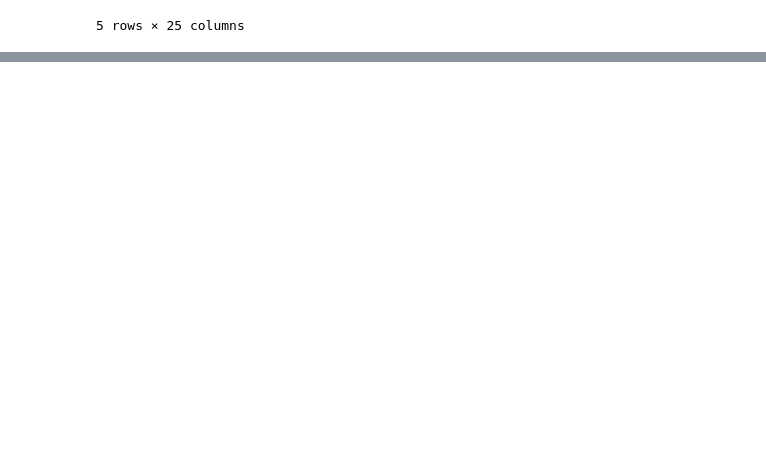
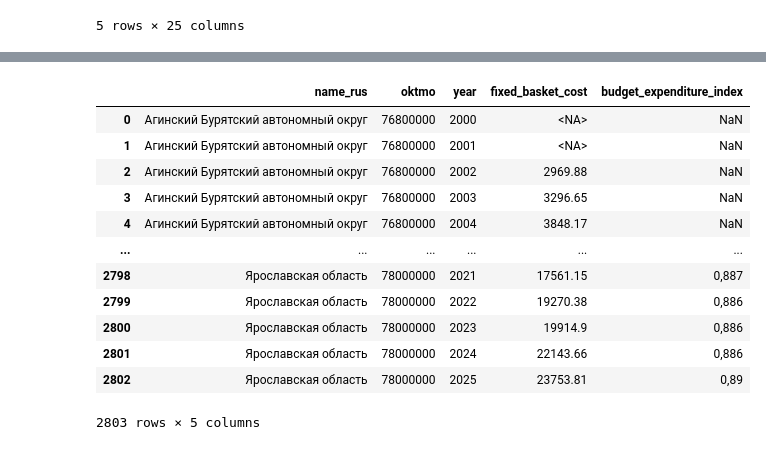
Before and after one commit to tochno-st/reg_normalizer, a Jupyter notebook: notebooks/add-indicators.ipynb, the cells around one changed output, grey strips where cells are left out. Cells and saved outputs as stored; diff of their text form; code cells hidden in the pictures; blank space fills up the shorter version.

Commit message:
Add budget spending index

```diff
--- a/notebooks/add-indicators.ipynb
+++ b/notebooks/add-indicators.ipynb
@@ -78,0 +121,17 @@ long_data.to_excel('../data/processed/fixed_basket_final.xlsx')
+# %%
+year_cols = [str(y) for y in range(2005, 2026)]
+
+# Rename year columns to strings if they aren't already
+rename_map = {y: str(y) for y in range(2005, 2026) if y in ibr.columns}
+ibr_temp = ibr.rename(columns=rename_map).copy()
+
+ibr_long = ibr_temp[['name_rus', 'oktmo', *year_cols]].melt(
+    id_vars=['name_rus', 'oktmo'],
+    value_vars=year_cols,
+    var_name='year',
+    value_name='indicator_value',
+)
+
+ibr_long['year'] = ibr_long['year'].astype(int)
+ibr_long = ibr_long.sort_values(by=['name_rus', 'year']).reset_index(drop=True)
+ibr_long
@@ -78,0 +152,21 @@ long_data.to_excel('../data/processed/fixed_basket_final.xlsx')
+# %%
+long_data = long_data.rename(columns={'indicator_value': 'fixed_basket_cost'})
+ibr_long = ibr_long.rename(columns={'indicator_value': 'budget_expenditure_index'})
+
+long_data = long_data.merge(ibr_long, on=['name_rus', 'oktmo', 'year'], how='outer')
+long_data = long_data.sort_values(by=['name_rus', 'year']).reset_index(drop=True)
+long_data
+# %% [output]
+|  | name_rus | oktmo | year | fixed_basket_cost | budget_expenditure_index |
+| 0 | Агинский Бурятский автономный округ | 76800000 | 2000 | <NA> | NaN |
+| 1 | Агинский Бурятский автономный округ | 76800000 | 2001 | <NA> | NaN |
+| 2 | Агинский Бурятский автономный округ | 76800000 | 2002 | 2969.88 | NaN |
+| 3 | Агинский Бурятский автономный округ | 76800000 | 2003 | 3296.65 | NaN |
+| 4 | Агинский Бурятский автономный округ | 76800000 | 2004 | 3848.17 | NaN |
+| ... | ... | ... | ... | ... | ... |
+| 2798 | Ярославская область | 78000000 | 2021 | 17561.15 | 0,887 |
+| 2799 | Ярославская область | 78000000 | 2022 | 19270.38 | 0,886 |
+| 2800 | Ярославская область | 78000000 | 2023 | 19914.9 | 0,886 |
+| 2801 | Ярославская область | 78000000 | 2024 | 22143.66 | 0,886 |
+| 2802 | Ярославская область | 78000000 | 2025 | 23753.81 | 0,89 |
+2803 rows × 5 columns
```
Also changed, not shown: parts of 10 cells of this notebook, 5 other files.
